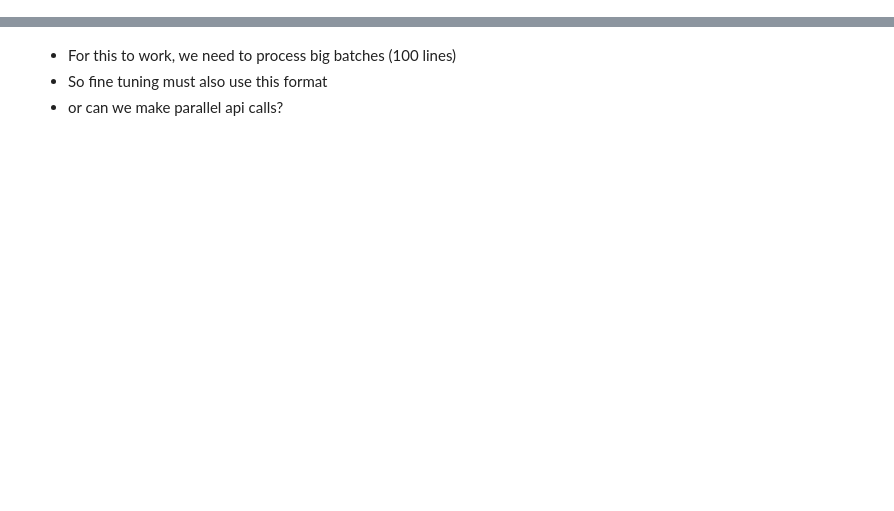
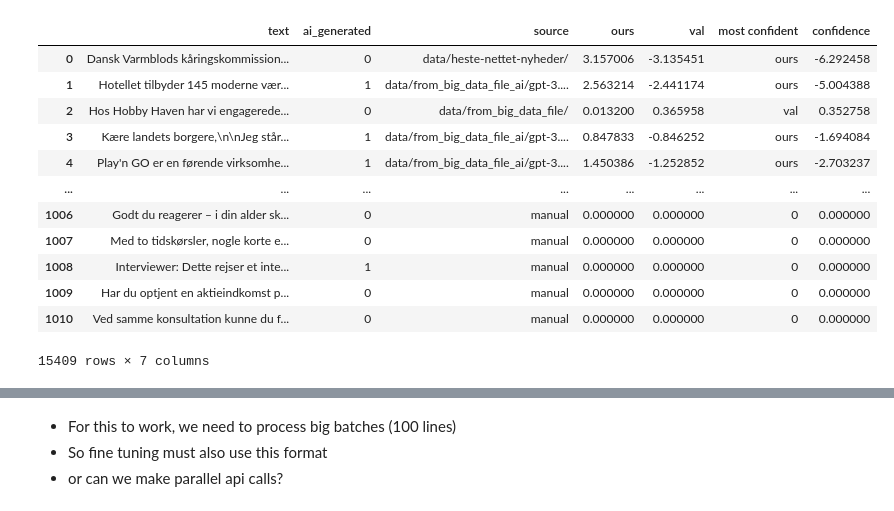
Before and after one commit to adriansousapoza/DMIAI-2023, a Jupyter notebook: aiText/ai_for_detection.ipynb, the cells around one changed output, grey strips where cells are left out. Saved outputs shown, nothing was run; the diff lists cells and outputs as text; code cells hidden in the pictures; blank space fills up the shorter version.

```diff
--- a/aiText/ai_for_detection.ipynb
+++ b/aiText/ai_for_detection.ipynb
@@ -1 +1,43 @@
+# %%
+import pandas as pd
+import pandas as pd
+
+df_conf = pd.read_csv('data/df_conf.csv', index_col=0)
+df_manual = pd.read_csv('data_processed/data_manual.csv', index_col=0)
+df_manual['source'] = 'manual'
+df_manual.rename({'label': 'ai_generated'}, axis=1, inplace=True)
+df_manual['ai_generated'] = df_manual['ai_generated'].astype(int)
+df_manual['ours'] =0
+df_manual['val'] = 0
+df_manual['most confident'] = '0'
+df_manual['confidence'] = 0
+df_manual.reset_index(drop=False, inplace=True)
+df_manual['text'] = df_manual['text'].astype(str)
+
+# remove leading '\n' from text col (only at the beginning)
+df_manual['text'] = df_manual['text'].apply(lambda x: x[1:] if x[0]=='\n' else x)
+df_manual
+
+
+# # concat
+df = pd.concat([df_conf, df_manual], axis=0)
+df
+
+# save
+df.to_csv('data/data_concat.csv')
+df
+# %% [output]
+|  | text | ai_generated | source | ours | val | most confident | confidence |
+| 0 | Dansk Varmblods kåringskommission... | 0 | data/heste-nettet-nyheder/ | 3.157006 | -3.135451 | ours | -6.292458 |
+| 1 | Hotellet tilbyder 145 moderne vær... | 1 | data/from_big_data_file_ai/gpt-3.... | 2.563214 | -2.441174 | ours | -5.004388 |
+| 2 | Hos Hobby Haven har vi engagerede... | 0 | data/from_big_data_file/ | 0.013200 | 0.365958 | val | 0.352758 |
+| 3 | Kære landets borgere,\n\nJeg står... | 1 | data/from_big_data_file_ai/gpt-3.... | 0.847833 | -0.846252 | ours | -1.694084 |
+| 4 | Play'n GO er en førende virksomhe... | 1 | data/from_big_data_file_ai/gpt-3.... | 1.450386 | -1.252852 | ours | -2.703237 |
+| ... | ... | ... | ... | ... | ... | ... | ... |
+| 1006 | Godt du reagerer – i din alder sk... | 0 | manual | 0.000000 | 0.000000 | 0 | 0.000000 |
+| 1007 | Med to tidskørsler, nogle korte e... | 0 | manual | 0.000000 | 0.000000 | 0 | 0.000000 |
+| 1008 | Interviewer: Dette rejser et inte... | 1 | manual | 0.000000 | 0.000000 | 0 | 0.000000 |
+| 1009 | Har du optjent en aktieindkomst p... | 0 | manual | 0.000000 | 0.000000 | 0 | 0.000000 |
+| 1010 | Ved samme konsultation kunne du f... | 0 | manual | 0.000000 | 0.000000 | 0 | 0.000000 |
+15409 rows × 7 columns
 # %%
```
Also changed, not shown: parts of 18 cells of this notebook, 3 other files.
